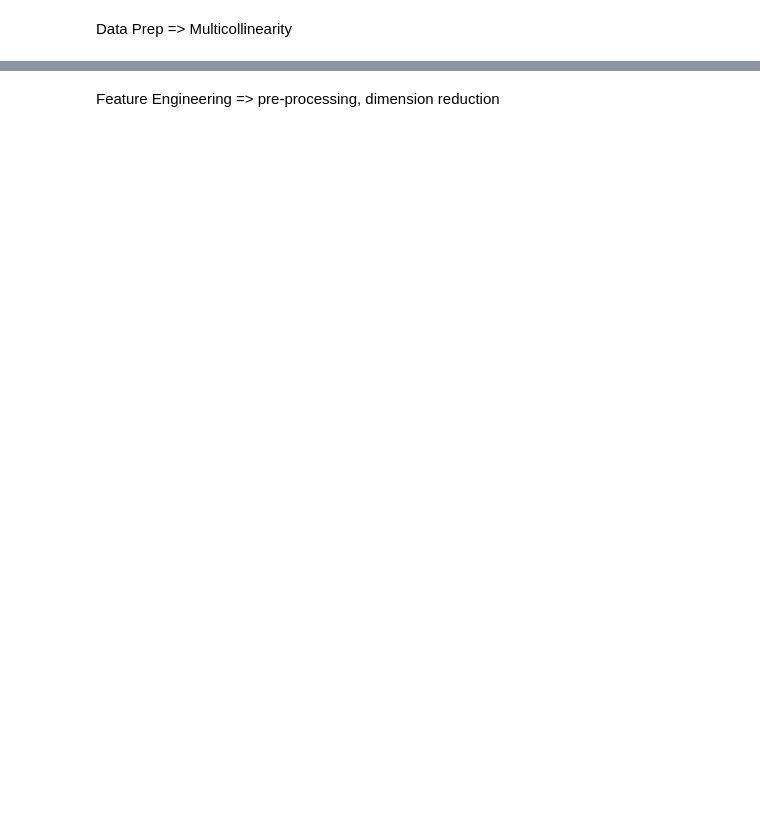
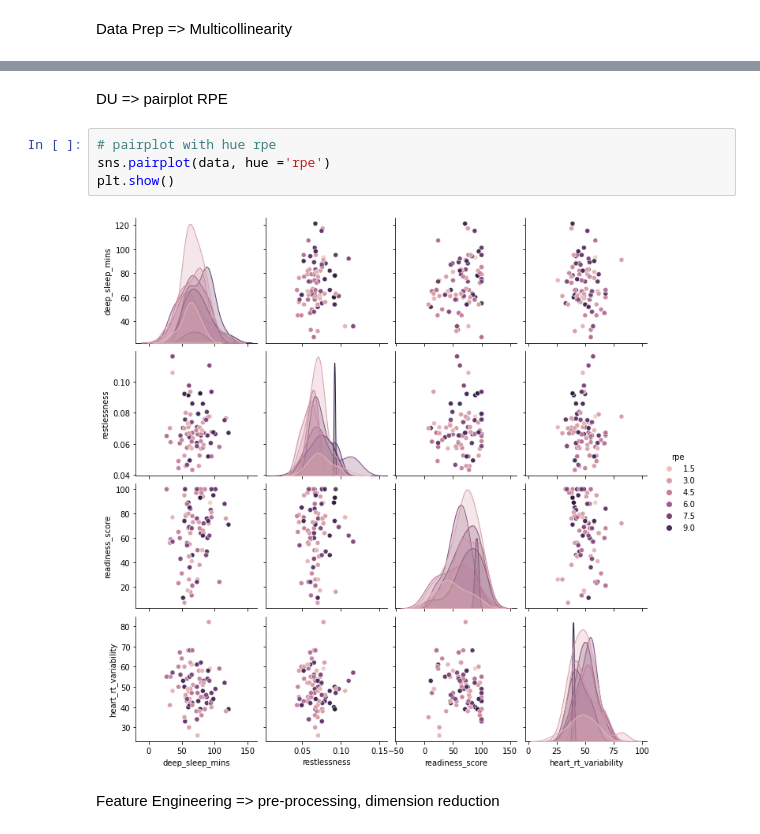
Before and after one commit to djfLtC0dr/python-playground, a Jupyter notebook: DASC522/djfDASC522hw4.ipynb, the cells around one changed output, grey strips where cells are left out. Saved outputs shown, nothing was run; the diff lists cells and outputs as text; blank space fills up the shorter version.

```diff
--- a/DASC522/djfDASC522hw4.ipynb
+++ b/DASC522/djfDASC522hw4.ipynb
@@ -601,6 +433,14 @@ Dropping sleep_reservoir_lvl with vif=40.39768678110176
 Index(['deep_sleep_mins', 'restlessness', 'readiness_score',
        'heart_rt_variability', 'rpe'],
       dtype='object')
+# %% [markdown]
+DU => pairplot RPE
+# %%
+# pairplot with hue rpe
+sns.pairplot(data, hue ='rpe')
+plt.show()
+# %% [output]
+[figure, added]
 # %% [markdown]
 Feature Engineering => pre-processing, dimension reduction
 # %%
```
Also changed, not shown: parts of 6 cells of this notebook.
